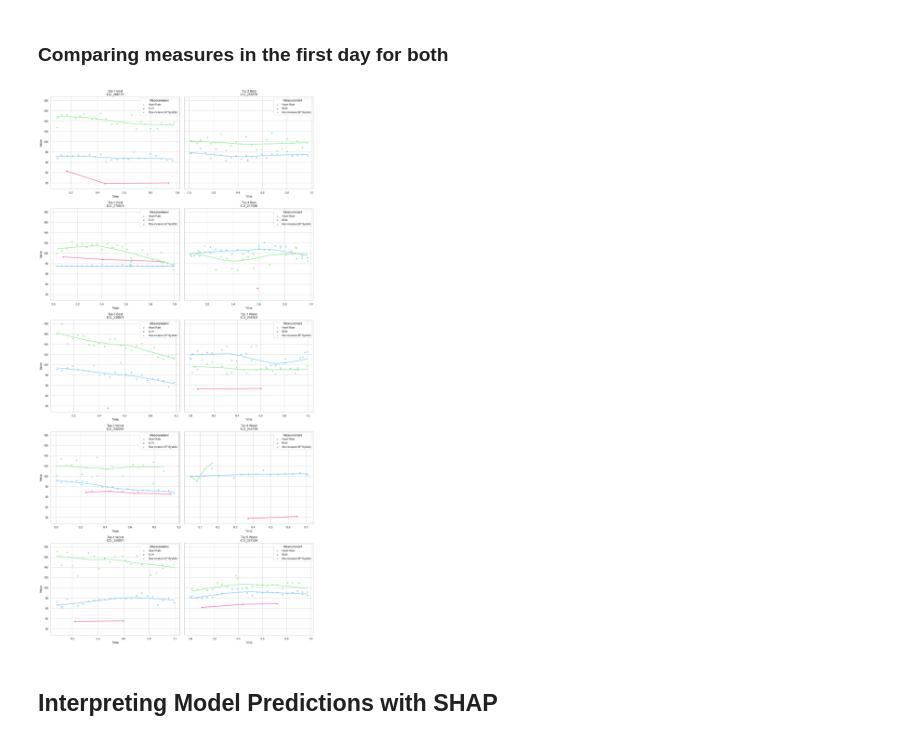
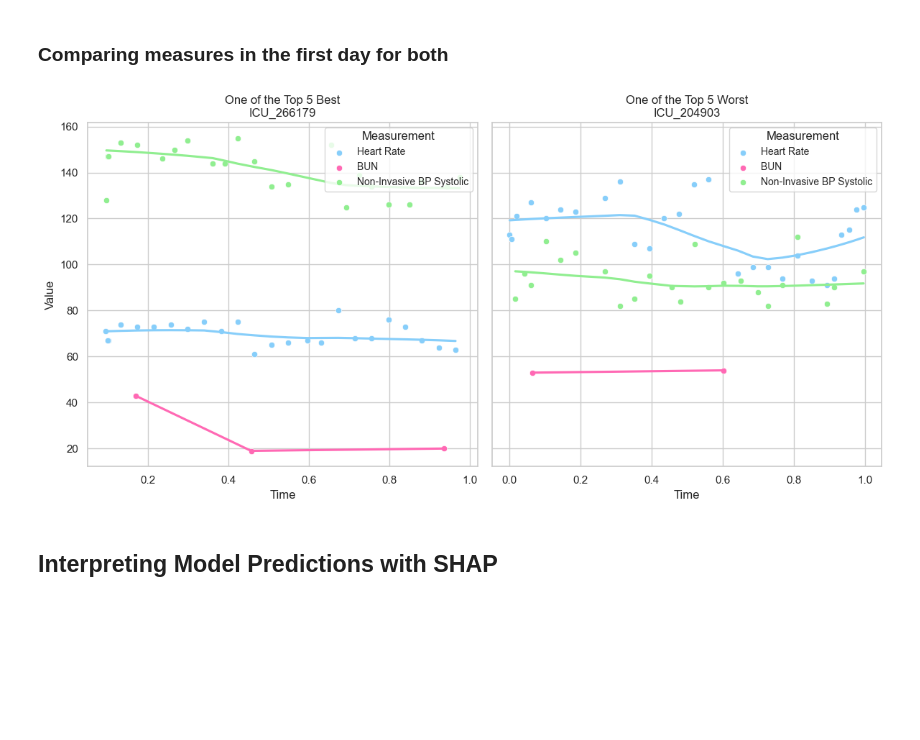
Before and after one commit to ossclaudia/Machine-Learning-2, a Jupyter notebook: projeto.ipynb, the cells around one changed output. Drawn from its saved outputs; the diff is of its cells as text; code cells hidden in the pictures; blank space fills up the shorter version.

```diff
--- a/projeto.ipynb
+++ b/projeto.ipynb
@@ -1589,13 +1589,13 @@ def plot_top5_best_worst(best_ids, worst_ids, chartevents, icu_title="ICU"):
 
     # Layout: 5 linhas (best e worst juntos) x 2 colunas
     sns.set(style="whitegrid")
-    fig, axes = plt.subplots(5, 2, figsize=(15, 30), sharey=True)
+    fig, axes = plt.subplots(1, 2, figsize=(12, 6), sharey=True)
     axes = axes.flatten()
 
     # Junta listas e define qual é qual
     all_ids = best_ids + worst_ids
-    titles = [f"Top {i+1} Best\n{icu_title}_{icu_id}" for i, icu_id in enumerate(best_ids)] + \
-             [f"Top {i+1} Worst\n{icu_title}_{icu_id}" for i, icu_id in enumerate(worst_ids)]
+    titles = [f"One of the Top 5 Best\n{icu_title}_{icu_id}" for i, icu_id in enumerate(best_ids)] + \
+             [f"One of the Top 5 Worst\n{icu_title}_{icu_id}" for i, icu_id in enumerate(worst_ids)]
 
     # Gera gráficos
     for i, (icu_id, ax) in enumerate(zip(all_ids, axes)):
@@ -1624,12 +1624,12 @@ def plot_top5_best_worst(best_ids, worst_ids, chartevents, icu_title="ICU"):
     plt.tight_layout()
     plt.show()
 # %%
-best_icu_ids = [266179, 258876, 275579, 217086, 238578]
-worst_icu_ids = [204903, 242289, 242739, 255074, 227524]
+best_icu_ids = [266179]
+worst_icu_ids = [204903]
 
 plot_top5_best_worst(best_icu_ids, worst_icu_ids, chartevents_first_day)
 # %% [output]
-[figure, old version]
+[figure, new version]
 # %% [markdown]
 ## Interpreting Model Predictions with SHAP
 # %% [markdown]
```
